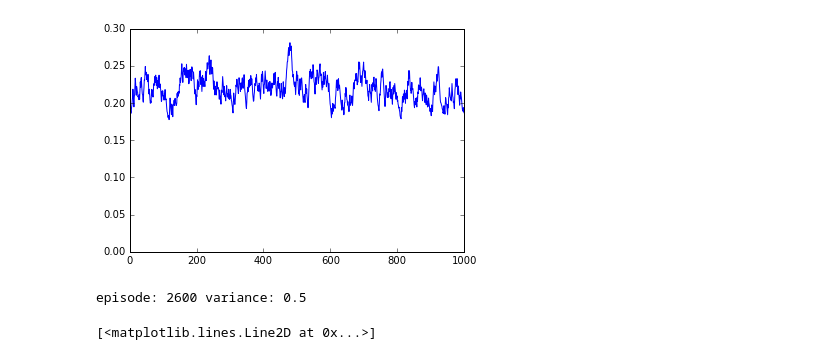
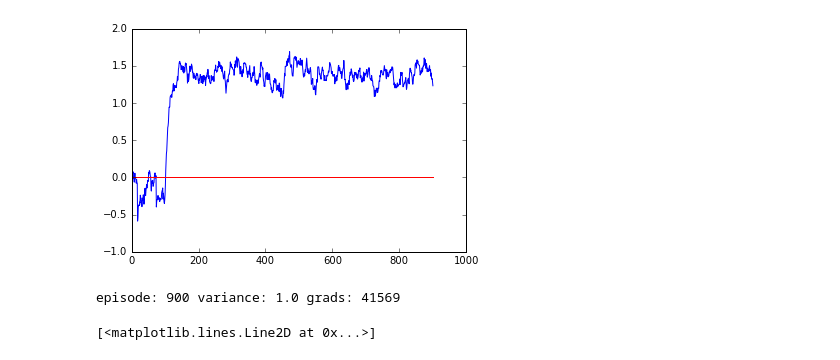
Before and after one commit to JonComo/stumbly, a Jupyter notebook: stumbly_policy.ipynb, the cells around one changed output. Cells and saved outputs as stored; diff of their text form; code cells hidden in the pictures.

```diff
--- a/stumbly_policy.ipynb
+++ b/stumbly_policy.ipynb
@@ -34,14 +34,14 @@ from time import sleep
 # if the average reward at the end of an episode is positive, we want the agent to act more like it did
 # if the reward was negative we want it to act less like it did that episode
 
-FILE = 'creatures/human.json'
+FILE = 'creatures/two_legs.json'
 WEIGHT_FILE = None
 
-TIMESTEPS = 40 # timesteps per episode
+TIMESTEPS = 50 # timesteps per episode
 
 # Physics engine and window
-LOWER_LIM = -.2 * np.pi
-UPPER_LIM = .2 * np.pi
+LOWER_LIM = -.1 * np.pi
+UPPER_LIM = .1 * np.pi
 LIMIT = True
 ANGLE_RANGE = UPPER_LIM - LOWER_LIM if LIMIT else np.pi*2.0
 
@@ -74,7 +74,7 @@ def features(time_step=0):
             f += [np.sin(a)]
             f += [np.cos(a)]
 
-    #f += [np.sin(time_step / 2.0)] # Creature's heartbeat? :-)
+    f += [np.sin(time_step / 4.0)] # Creature's heartbeat? :-)
     return np.array([f])
 
 def body_position():
@@ -97,7 +97,9 @@ def set_position(position, zero_vel=True):
             b.position = (b.position[0] + shift[0], b.position[1] + shift[1])
 
 
-exploration_length = 1000
+exploration_length = 100
+grad_accum = 50000
+
 total_r = 0.0
 running_avg = 0.0
 episode = 0
@@ -105,15 +107,18 @@ episode = 0
 # start with a good set of ws
 max_r = float('-inf')
 
-learning_rate = 0.001
-variance = 0.5 # increase or decrease deviation from means output by nn
+learning_rate = 0.01
+variance = 1.0 # increase or decrease deviation from means output by nn
 
-hdim = 32
-act = lambda x: np.tanh(x)
-act_p = lambda x: 1.0 - np.tanh(x)**2
+hdim = 64
+
+#act = lambda x: np.tanh(x)
+#act_p = lambda x: 1.0 - np.tanh(x)**2
+act = lambda x: x * (x > 0)
+act_p = lambda x: (x > 0).astype(np.float)
 
 W1 = np.random.randn(features().shape[1], hdim) * .3 # initial set of weights
-W2 = np.random.randn(hdim, joint_count) *.3 # initial set of weights
+W2 = np.random.randn(hdim, joint_count) * .3 # initial set of weights
 
 bestW1 = W1.copy()
 bestW2 = W2.copy()
@@ -129,8 +134,10 @@ while running:
     running_avg += (avg_r - running_avg) * 0.1
     rs += [running_avg]
 
+
     if episode % 100 == 0:
         clear_output(wait=True)
+
         if len(rs) > 1000:
             rs = rs[-1000:]
         fig = plt.plot(rs, 'b')
@@ -139,7 +146,7 @@ while running:
         #plt.imshow(W2, interpolation='nearest', cmap=plt.cm.gray)
         plt.show()
 
-        print('episode: {} variance: {}'.format(episode, np.round(variance, 2)))
+        print('episode: {} variance: {} grads: {}'.format(episode, np.round(variance, 2), len(grads)))
 
     if episode < exploration_length:
         if avg_r > max_r:
@@ -151,16 +158,16 @@ while running:
     elif episode == exploration_length:
         W1 = bestW1.copy()
         W2 = bestW2.copy()
-        speedup = False
-    elif episode > exploration_length:
+        #speedup = False
+    elif episode > exploration_length and len(grads) > grad_accum:
+        print('applying grads')
         # go through each gradient and apply
-        if avg_r > max_r:
-            max_r = avg_r
-            for grad in grads:
-                #score = (avg_r - running_avg)
-                score = avg_r
-                W1 += learning_rate * grad['g1']/TIMESTEPS
-                W2 += learning_rate * grad['g2']/TIMESTEPS
+        for grad in grads:
+            #score = (avg_r - running_avg)
+            #score = avg_r
+            W1 += learning_rate * grad['g1'] / float(grad_accum)
+            W2 += learning_rate * grad['g2'] / float(grad_accum)
+        grads = []
 
 
     # new episode
@@ -179,7 +186,6 @@ while running:
 
     t = 0
     total_r = 0.0
-    grads = []
     episode += 1
 
     reset = False
@@ -216,47 +222,48 @@ while running:
 
         start_p = body_position()
 
-        for i in range(20):
+        for i in range(10):
             engine.step_physics(1)
             if not speedup:
                 engine.render()
                 engine.clock_tick()
 
         end_p = body_position()
 
         # reward
         #reward = np.average([engine.to_screen(b.position)[0]/engine.width - .5 for b in engine.world.bodies])
-        #reward = (end_p[0] - start_p[0])
+        reward = (end_p[0] - start_p[0])
         #reward = 1 if end_p[0] > start_p[0] else 0
-        reward = 1.0 - np.average([engine.to_screen(b.position)[1]/engine.height for b in engine.world.bodies])
+        #reward = 1.0 - np.average([engine.to_screen(b.position)[1]/engine.height for b in engine.world.bodies])
 
         total_r += reward
 
         # grad
-        delta = (torques - z2) / variance
-        g2 = np.multiply(h1.T, delta)
-        dh1 = W2.dot(delta.T).T
-        dz1 = np.multiply(dh1, act_p(z1))
-        g1 = np.multiply(x.T, dz1)
+        if episode > exploration_length:
+            delta = (torques - z2) / variance * reward
+            g2 = np.multiply(h1.T, delta)
+            dh1 = W2.dot(delta.T).T
+            dz1 = np.multiply(dh1, act_p(z1))
+            g1 = np.multiply(x.T, dz1)
 
-        grad = {'g1': g1, 'g2': g2}
-        grads += [grad]
+            grad = {'g1': g1, 'g2': g2}
+            grads += [grad]
 
         if t > TIMESTEPS:
             reset = True
             engine.render()
 
         if not speedup:
             engine.render()
             engine.clock_tick()
 
         # prepare for next rounds
         t += 1
 
 engine.close()
 # %% [output]
-[figure, old version]
+[figure, new version]
-episode: 2600 variance: 0.5
+episode: 900 variance: 1.0 grads: 41569
 # %%
 X = np.linspace(-4, 4, 100)
 plt.plot(X, np.tanh(X))
```
Also changed, not shown: parts of 1 cell of this notebook.
